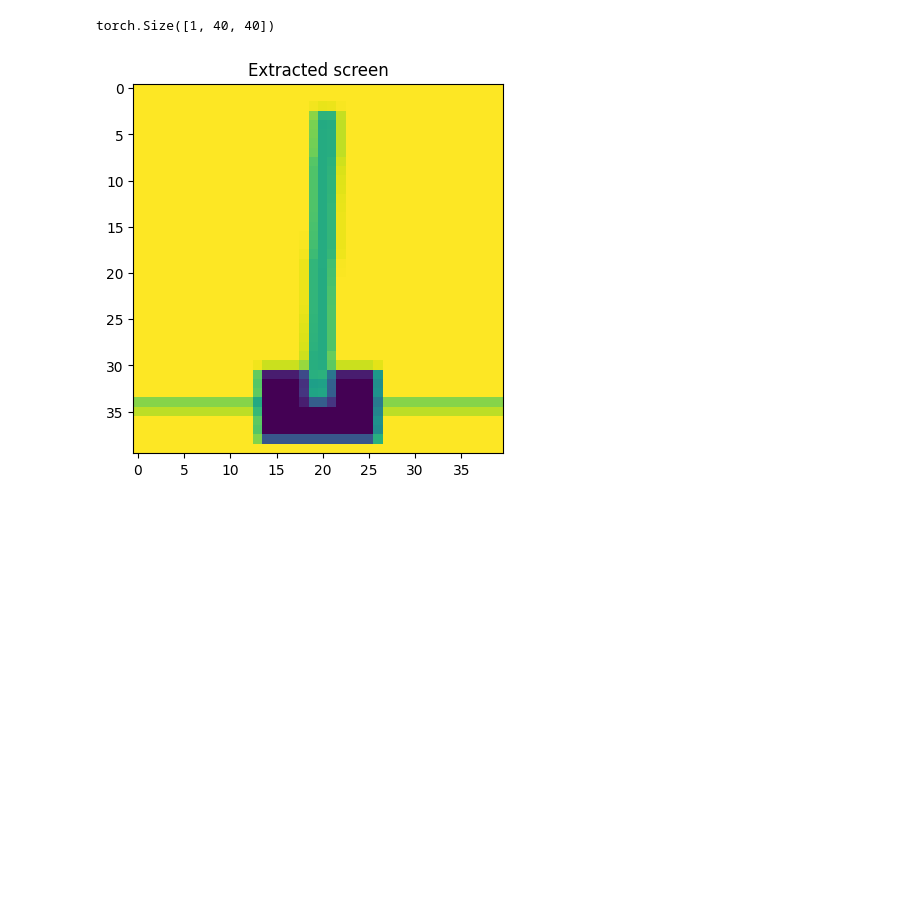
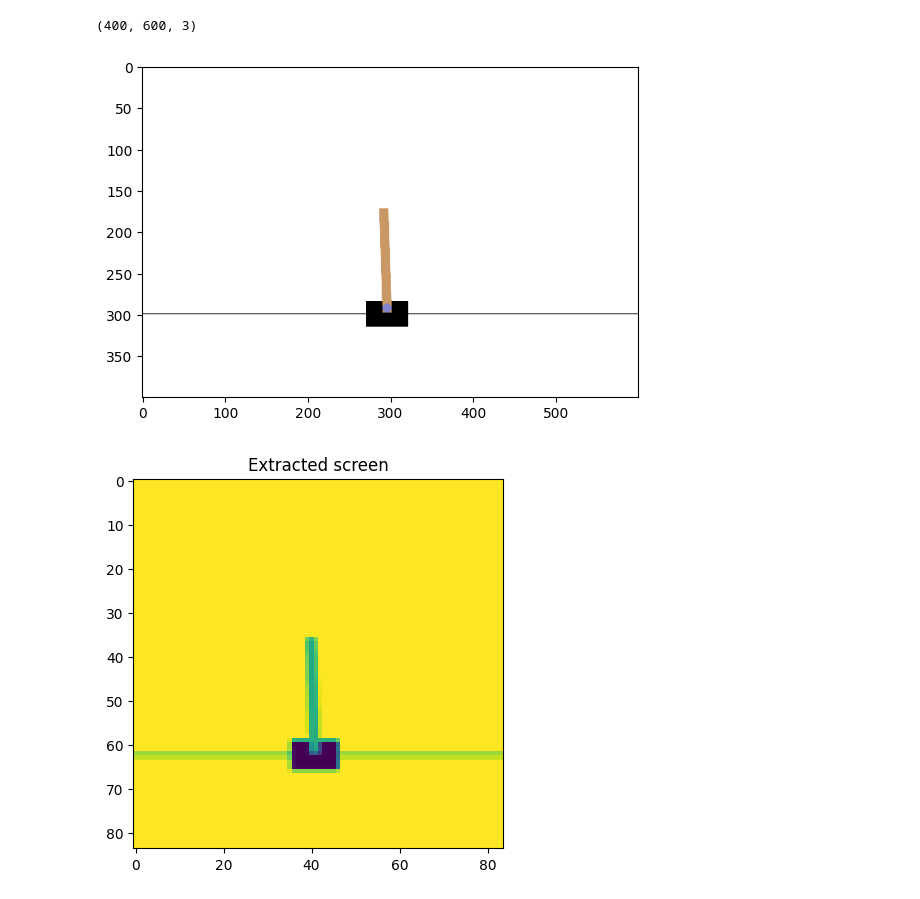
Before and after one commit to anobi/cartpole-dqn-gym, a Jupyter notebook: cartpole_dqn.ipynb, the cells around one changed output. Drawn from its saved outputs; the diff is of its cells as text; code cells hidden in the pictures; blank space fills up the shorter version.

```diff
--- a/cartpole_dqn.ipynb
+++ b/cartpole_dqn.ipynb
@@ -8,7 +8,7 @@ import matplotlib.pyplot as plt
 
 from collections import namedtuple
 from itertools import count
-from PIL import Image
+from PIL import Image, ImageOps
 
 import torch
 import torch.nn as nn
@@ -31,82 +31,60 @@ EPS_START = 0.9
 EPS_END = 0.05
 EPS_DECAY = 200
 TARGET_UPDATE = 10
+IMAGE_SIZE = 84
 
 # Screen scraping
 
-resize = T.Compose([T.ToPILImage(), T.Resize(40, interpolation=T.InterpolationMode.BICUBIC), T.ToTensor()])
+resize = T.Compose([T.ToPILImage(), T.Resize(IMAGE_SIZE, interpolation=T.InterpolationMode.BICUBIC), T.ToTensor()])
 
-def get_cart_location(screen_width):
-    world_width = env.x_threshold * 2
-    scale = screen_width / world_width
-    return int(env.state[0] * scale + screen_width / 2.0)
+def get_human_screen(render_frame):
+    return Image.fromarray(render_frame)
 
-def get_screen():
-    # Transpose screen to (channels, height, width) format used by torch
-    screen = env.render()
-    screen = np.dot(screen[...,:3], [0.299, 0.587, 0.114])
-    # screen = screen.transpose((2, 0, 1))
+def get_torch_screen(render_frame):
+    # Grayscale and resize the screen to 84x84
+    p_img = Image.fromarray(render_frame)
+    p_img = ImageOps.grayscale(p_img)
+    p_img = ImageOps.fit(p_img, [IMAGE_SIZE, IMAGE_SIZE])
 
-    # screen = screen.transpose((0, 1))
-    screen_height, screen_width = screen.shape
-
-    # Strip out the useless top and bottom parts of the screen
-    screen = screen[int(screen_height * 0.4) : int(screen_height * 0.8)]
-
-    view_width = int(screen_width * 0.6)
-
-    cart_location = get_cart_location(screen_width)
-    if cart_location < view_width // 2:
-        slice_range = slice(view_width)
-    elif cart_location > (screen_width - view_width // 2):
-        slice_range = slice(-view_width, None)
-    else:
-        slice_range = slice(cart_location - view_width // 2,
-                            cart_location + view_width // 2)
-
-    # Strip off the edges so we have a square image centered on the cart
-    screen = screen[:, slice_range]
-
-    # Slice the image into a rectangle
-    y, x = screen.shape
-    mid = x // 2
-    box_slice = slice(mid - y // 2, mid + y // 2)
-    screen = screen[:, box_slice]
-
-    screen = np.ascontiguousarray(screen, dtype=np.float32) / 255
-    screen = torch.from_numpy(screen)
-
-    return resize(screen).to(device)
+    img_array = np.ascontiguousarray(p_img, dtype=np.float32) / 255
+    torch_screen = torch.from_numpy(img_array)
+    return resize(torch_screen).to(device)
 
 def plot_durations():
     plt.figure(2)
     plt.clf()
     durations_t = torch.tensor(episode_durations, dtype=torch.float)
     plt.title('Training')
     plt.xlabel('Episode')
     plt.ylabel('Duration')
     plt.plot(durations_t.numpy())
 
     if len(durations_t) >= 100:
         means = durations_t.unfold(0, 100, 1).mean(1).view(-1)
         means = torch.cat((torch.zeros(99), means))
         plt.plot(means.numpy())
 
     plt.pause(0.001)
     if is_ipython:
         display.clear_output(wait=True)
         display.display(plt.gcf())
 
 env.reset()
-screen = get_screen()
-print(screen.shape)
+frame = env.render()
+print(frame.shape)
+
 plt.figure()
-plt.imshow(screen.cpu().squeeze(0).numpy(), interpolation='none')
+plt.imshow(get_human_screen(frame))
+
+plt.figure()
+plt.imshow(get_torch_screen(frame).cpu().permute(1, 2, 0).numpy(), interpolation='nearest')
+
 plt.title('Extracted screen')
 plt.show()
 # %% [output]
-torch.Size([1, 40, 40])
+(400, 600, 3)
-[figure, old version]
+[figure, new version]
+[figure, added]
 # %%
 # Memory
 
```
Also changed, not shown: parts of 2 cells of this notebook, 5 other files.
